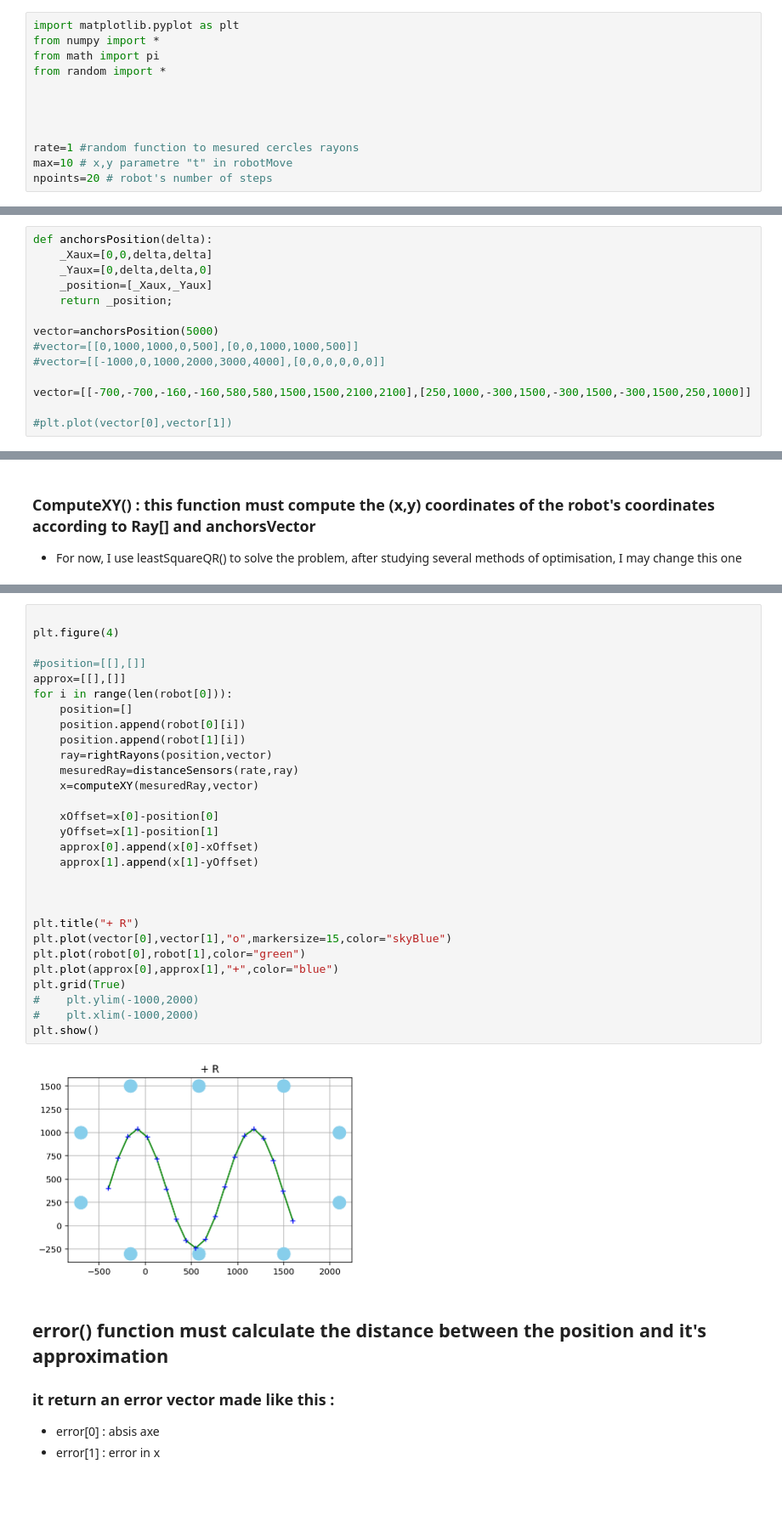
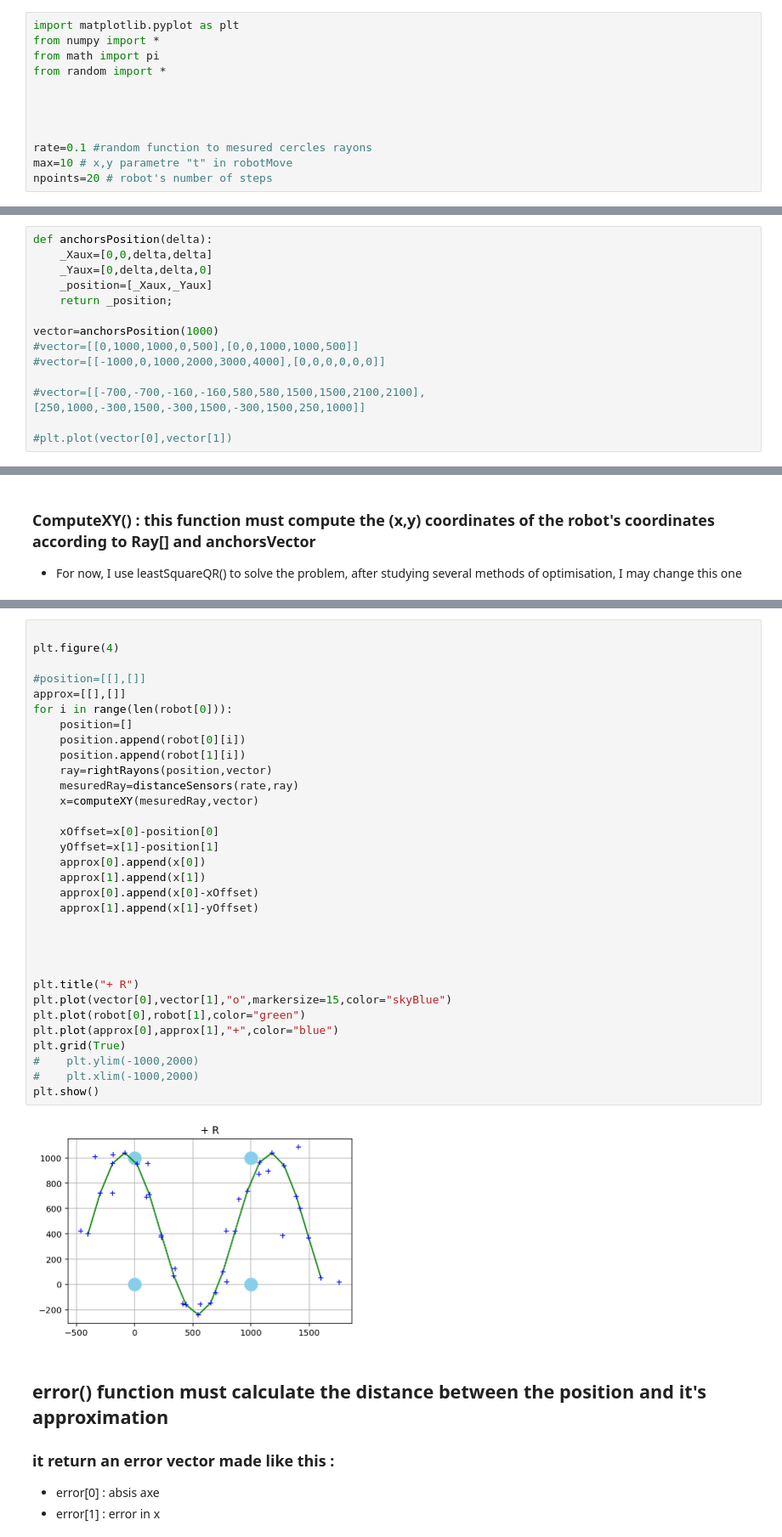
Before and after one commit to SamiEzz/TWIRTEE-IRT, a Jupyter notebook: trilaterationSimulation.ipynb, the cells around one changed output, grey strips where cells are left out. Shown at 85% size. Drawn from its saved outputs; the diff is of its cells as text; blank space fills up the shorter version.

Commit message:
optimiosation figure

```diff
--- a/trilaterationSimulation.ipynb
+++ b/trilaterationSimulation.ipynb
@@ -27,7 +27,7 @@ from random import *
 
 
 
-rate=1 #random function to mesured cercles rayons
+rate=0.1 #random function to mesured cercles rayons
 max=10 # x,y parametre "t" in robotMove
 npoints=20 # robot's number of steps
 # %% [markdown]
@@ -41,11 +41,11 @@ def anchorsPosition(delta):
 	_position=[_Xaux,_Yaux]
 	return _position;
 
-vector=anchorsPosition(5000)
+vector=anchorsPosition(1000)
 #vector=[[0,1000,1000,0,500],[0,0,1000,1000,500]]
 #vector=[[-1000,0,1000,2000,3000,4000],[0,0,0,0,0,0]]
 
-vector=[[-700,-700,-160,-160,580,580,1500,1500,2100,2100],[250,1000,-300,1500,-300,1500,-300,1500,250,1000]]
+#vector=[[-700,-700,-160,-160,580,580,1500,1500,2100,2100],[250,1000,-300,1500,-300,1500,-300,1500,250,1000]]
 
 #plt.plot(vector[0],vector[1])
 # %%
@@ -236,34 +236,37 @@ for j in range(4):
 # %%
 
 plt.figure(4)
 
 #position=[[],[]]
 approx=[[],[]]
 for i in range(len(robot[0])):
     position=[]
     position.append(robot[0][i])
     position.append(robot[1][i])
     ray=rightRayons(position,vector)
     mesuredRay=distanceSensors(rate,ray)
     x=computeXY(mesuredRay,vector)
 
     xOffset=x[0]-position[0]
     yOffset=x[1]-position[1]
+    approx[0].append(x[0])
+    approx[1].append(x[1])
     approx[0].append(x[0]-xOffset)
     approx[1].append(x[1]-yOffset)
+
 
 
 
 plt.title("+ R")
 plt.plot(vector[0],vector[1],"o",markersize=15,color="skyBlue")
 plt.plot(robot[0],robot[1],color="green")
 plt.plot(approx[0],approx[1],"+",color="blue")
 plt.grid(True)
 #    plt.ylim(-1000,2000)
 #    plt.xlim(-1000,2000)
 plt.show()
 # %% [output]
-[figure, old version]
+[figure, new version]
 # %% [markdown]
 ## error() function must calculate the distance between the position and it's approximation
 ### it return an error vector made like this :
```
Also changed, not shown: parts of 6 cells of this notebook.
